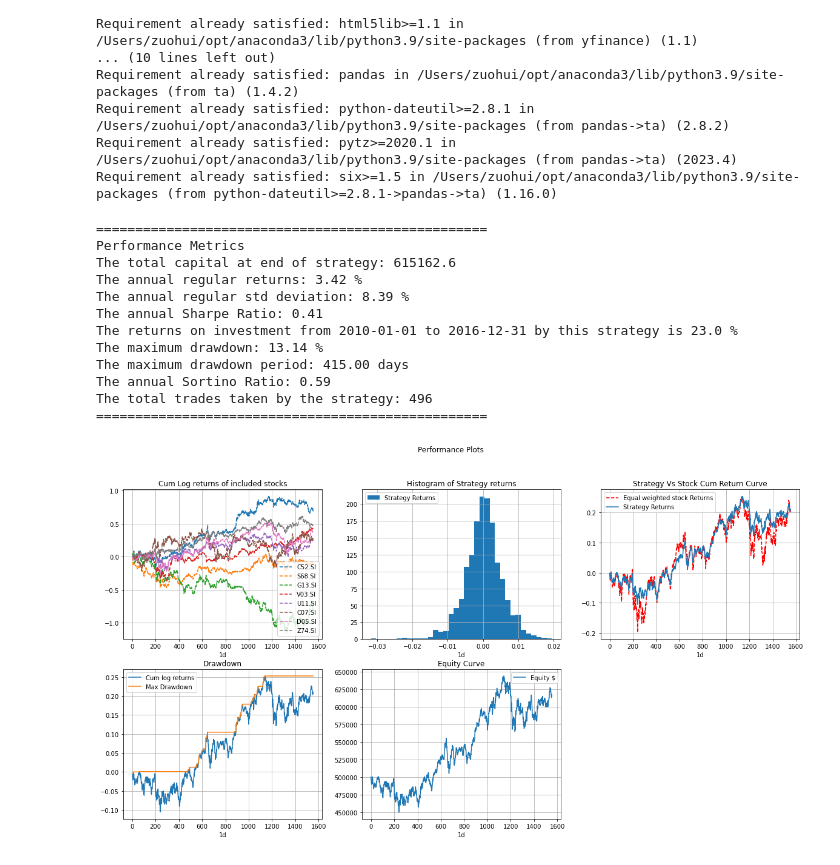
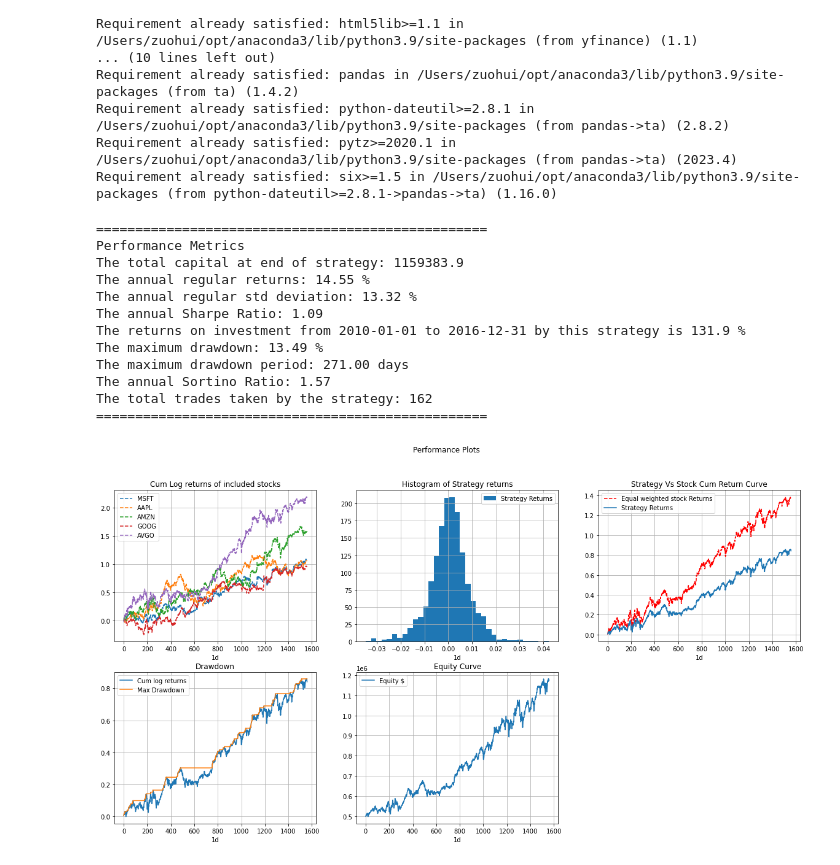
Before and after one commit to pehper/IS4226, a Jupyter notebook: final_strategy.ipynb, the cells around one changed output. Drawn from its saved outputs; the diff is of its cells as text; code cells hidden in the pictures.

```diff
--- a/final_strategy.ipynb
+++ b/final_strategy.ipynb
@@ -469,7 +468,7 @@ class All_volatile(Common_Class):
     else:
         return 1
 
-  def run_strategy(self, STMA_window, LTMA_window, ema, bb_window, bb_dev): # add the parameters according to the strategy
+  def run_strategy(self, ema, bb_window, bb_dev): # add the parameters according to the strategy
     self.stop = False
     self.trades = 0
     self.capital = self.initial_capital
@@ -492,6 +491,7 @@ class All_volatile(Common_Class):
       self.all_data[stock]['bb_high'] = high
       self.all_data[stock]['bb_low'] = low
       self.all_data[stock]['bb_mid'] = mid
+
 
     for bar in range(ema, len(self.all_data['{}'.format(self.symbol[0])])): # from the available data bar to the last data bar
       #Making a func so that no trade if balance goes below 0
@@ -527,45 +527,46 @@ class All_volatile(Common_Class):
     #print("End of last bar") Now the bar ends, bar is at the last bar value.
     #print("=" *50)
     if self.stop == False: # to make sure not to run this func 2 times when early exit due to negative balance
       self.last_trade(bar)  # amke sure the crossover happens, give more time
     #print(self.stored_data.to_string())
     #print(self.stored_data)
     #return self.stored_data, self.all_data
 
 #stocks = ['MSFT', 'AAPL', 'TSLA']
 #stocks = ["BRITANNIA.NS", "ULTRACEMCO.NS","KOTAKBANK.NS", "HEROMOTOCO.NS"]
 #stocks = ["C52.SI", "S68.SI", "G13.SI", "V03.SI"]
 #stocks = ['AAPL']
 
 if __name__ == "__main__":
     inital_capital = 500000
     training_start = "2010-01-01"
     training_end = "2016-12-31"
     testing_start = "2017-01-01"
     testing_end = "2019-12-31"
     #stocks = ['MSFT', 'AAPL', 'TSLA', 'DELL', 'GOOG']
-    trading_stocks = ["C52.SI", "S68.SI", "G13.SI", "V03.SI" , "U11.SI", "C07.SI" , "D05.SI", "Z74.SI"]
+    trading_stocks = ['MSFT', 'AAPL', 'AMZN', 'GOOG', 'AVGO']
+    hodl_stocks = []
     A = All_volatile(trading_stocks, [], training_start, training_end, "1d", inital_capital, 0.00, False)
-    A.run_strategy(10,40, 200, 20, 1.5)
+    A.run_strategy(200, 20, 1.5)
     A.performance()
     A.performance_plots()
 
   #UnboundLocalError: local variable 'bar' referenced before assignment
   # If duration of test or difference between start date aand end date is less than MA
 # %% [output]
 ==================================================
 Performance Metrics
-The total capital at end of strategy: 615162.6
-The annual regular returns: 3.42 %
-The annual regular std deviation: 8.39 %
-The annual Sharpe Ratio: 0.41
-The returns on investment from 2010-01-01 to 2016-12-31 by this strategy is 23.0 %
-The maximum drawdown: 13.14 %
-The maximum drawdown period: 415.00 days
-The annual Sortino Ratio: 0.59
-The total trades taken by the strategy: 496
+The total capital at end of strategy: 1159383.9
+The annual regular returns: 14.55 %
+The annual regular std deviation: 13.32 %
+The annual Sharpe Ratio: 1.09
+The returns on investment from 2010-01-01 to 2016-12-31 by this strategy is 131.9 %
+The maximum drawdown: 13.49 %
+The maximum drawdown period: 271.00 days
+The annual Sortino Ratio: 1.57
+The total trades taken by the strategy: 162
 ==================================================
-[figure, old version]
+[figure, new version]
 # %%
 class All_volatile_with_hodl(Common_Class):
 
```
Also changed, not shown: parts of 2 cells of this notebook.
